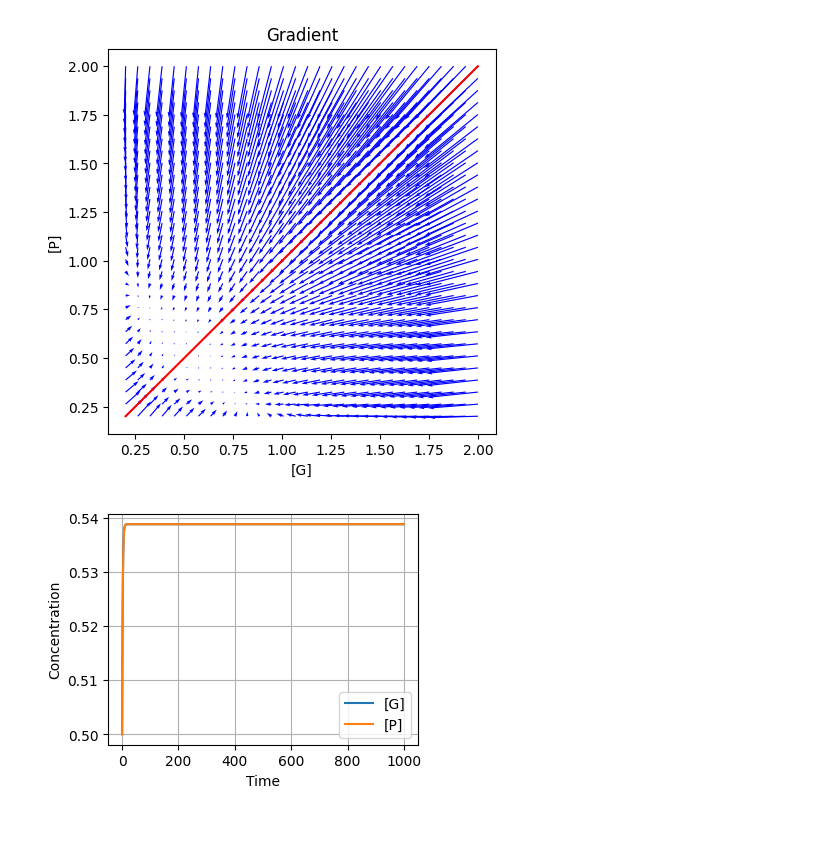
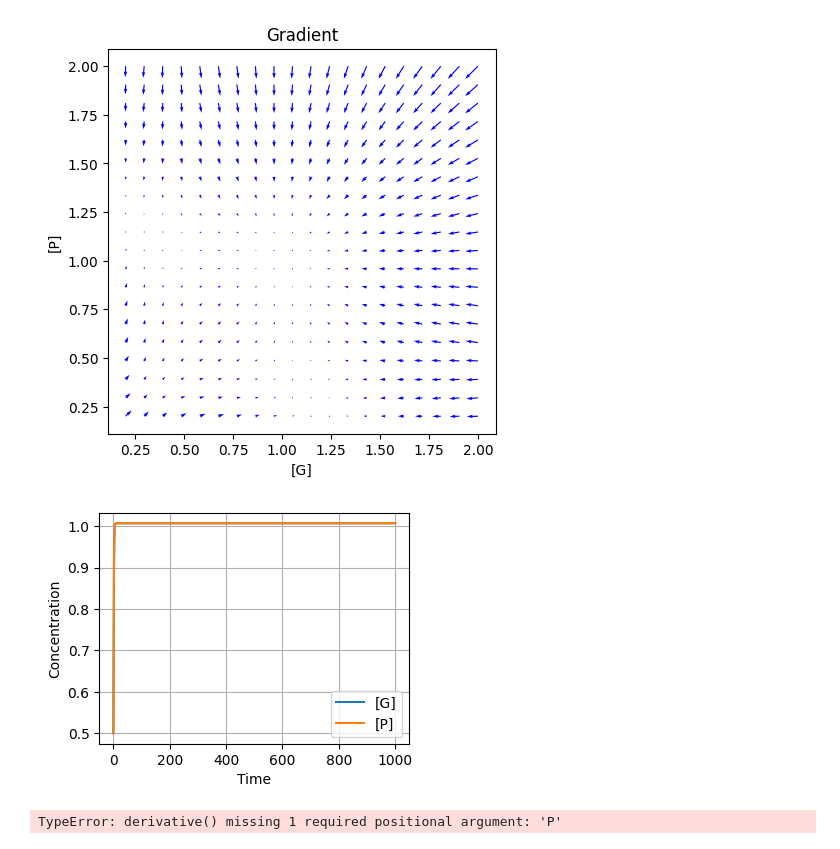
Before and after one commit to ZhixiangYao1999/GeneCircuit, a Jupyter notebook: model.ipynb, the cells around one changed output. Saved outputs shown, nothing was run; the diff lists cells and outputs as text; code cells hidden in the pictures.

```diff
--- a/model.ipynb
+++ b/model.ipynb
@@ -26,8 +26,8 @@ def model(y, t, n, m, a1, b1, a2, b2, theta_a1, theta_b1, k1, theta_a2, theta_b2
 n=4
 m=1
 
-a1=0.6
-a2=0.6
+a1=1
+a2=1
 
 b1=1
 b2=1
@@ -44,49 +44,108 @@ k2=1
 P0=0.5
 G0=0.5
 
-G=np.linspace(0.2, 2, 30)
-P=np.linspace(0.2, 2, 30)
+G=np.linspace(0.2, 2, 20)
+P=np.linspace(0.2, 2, 20)
 GG, PP = np.meshgrid(G, P)
 
 dG_dt,dP_dt=derivative(GG, PP, n, m, a1, b1, a2, b2, theta_a1, theta_b1, k1, theta_a2, theta_b2, k2)
 
-#dG_dt=GG+dG_dt
-#dP_dt=PP+dP_dt
+#dist=(np.abs(dG_dt)**2+np.abs(dP_dt)**2)**0.5
+#dG_dt=dG_dt/dist
+#dP_dt=dP_dt/dist
 
 plt.figure(figsize=(5,5))
-plt.quiver(GG, PP, dG_dt, dP_dt, scale=10, scale_units=None, angles='xy', color='blue', width=0.003)
-plt.plot([np.min(G),np.max(G)],[np.min(P),np.max(P)],'r-')
+plt.quiver(GG, PP, dG_dt, dP_dt, scale=30, scale_units=None, angles='xy', color='blue', width=0.003)
+#plt.plot([np.min(G),np.max(G)],[np.min(P),np.max(P)],'r-')
 plt.xlabel('[G]')
 plt.ylabel('[P]')
 plt.title('Gradient')
 
 # Time array
 t = np.linspace(0, 1000, 10000)
 
 # Sample initial conditions on a log scale
 #initial_conditions = np.logspace(-3, 0.18, 5)  # Adjust the range as needed
 
 # Create a list to store simulation results
 #population_trajectories = []
 
 # Perform multiple simulations with different initial conditions
 #for N0 in initial_conditions:
     #N = odeint(logistic_growth_with_dilution, N0, t, args=(mu, Nm, D))
     #population_trajectories.append(N)
 
 result = odeint(model, [G0, P0], t, args=(n, m, a1, b1, a2, b2, theta_a1, theta_b1, k1, theta_a2, theta_b2, k2))
 # Plot results
 plt.figure(figsize=(4, 3))
 #for i, N in enumerate(population_trajectories):
 #    plt.semilogy(t, N, label=f'Initial N0 = {initial_conditions[i]:.3f}')
 plt.plot(t,result[:,0],label='[G]')
 plt.plot(t,result[:,1],label='[P]')
 plt.xlabel('Time')
 plt.ylabel('Concentration')
 plt.legend()
 #plt.title('')
 plt.grid(True)
 plt.show()
 # %% [output]
-[figure, old version]
+[figure, new version]
-[figure, old version]
+[figure, new version]
+# %%
+from scipy.optimize import root
+import numpy as np
+from scipy.optimize import minimize
+
+global n, m, a1, b1, a2, b2, theta_a1, theta_b1, k1, theta_a2, theta_b2, k2
+
+def derivative(G,P):
+    f1 = a1*G**n/(theta_a1**n+G**n)
+    f2 = a2*P**n/(theta_a2**n+P**n)
+    d1 = b1*theta_b1**m/(theta_b1**m+(G*P)**m)
+    d2 = b2*theta_b2**m/(theta_b2**m+(G*P)**m)
+    dG_dt = f1+d1-k1*G
+    dP_dt = f2+d2-k2*P
+    return (dG_dt**2 + dP_dt**2)**0.5
+
+def find_zero(G, P,parameters):
+    n, m, a1, b1, a2, b2, theta_a1, theta_b1, k1, theta_a2, theta_b2, k2 = parameters
+    GG, PP = np.meshgrid(G, P)
+    GG=GG.reshape(np.size(GG))
+    PP=PP.reshape(np.size(PP))
+    return minimize(derivative,GG,PP)
+
+G=np.linspace(0.2, 2, 20)
+P=np.linspace(0.2, 2, 20)
+
+n_p=np.linspace(0.2, 2, 20)
+m_p=np.linspace(0.2, 2, 20)
+a1_p=np.linspace(0.2, 2, 20)
+b1_p=np.linspace(0.2, 2, 20)
+a2_p=np.linspace(0.2, 2, 20)
+b2_p=np.linspace(0.2, 2, 20)
+theta_a1_p=np.linspace(0.2, 2, 20)
+theta_b1_p=np.linspace(0.2, 2, 20)
+k1_p=np.linspace(0.2, 2, 20)
+theta_a2_p=np.linspace(0.2, 2, 20)
+theta_b2_p=np.linspace(0.2, 2, 20)
+k2_p=np.linspace(0.2, 2, 20)
+
+sol=[]
+
+for n_in in n_p:
+    for m_in in m_p:
+        for a1_in in a1_p:
+            for b1_in in b1_p:
+                for a2_in in a2_p:
+                    for b2_in in b2_p:
+                        for theta_a1_in in theta_a1_p:
+                            for theta_b1_in in theta_b1_p:
+                                for k1_in in k1_p:
+                                    for theta_a2_in in theta_a2_p:
+                                        for theta_b2_in in theta_b2_p:
+                                            for k2_in in k2_p:
+                                                sol.append(find_zero(G,P,(n_in,m_in,a1_in,b1_in,a2_in,b2_in,theta_a1_in,theta_b1_in,k1_in,theta_a2_in,theta_b2_in,k2_in)))
+
+print(sol)
+# %% [output]
+TypeError: derivative() missing 1 required positional argument: 'P'
```
Also changed, not shown: parts of 2 cells of this notebook.
